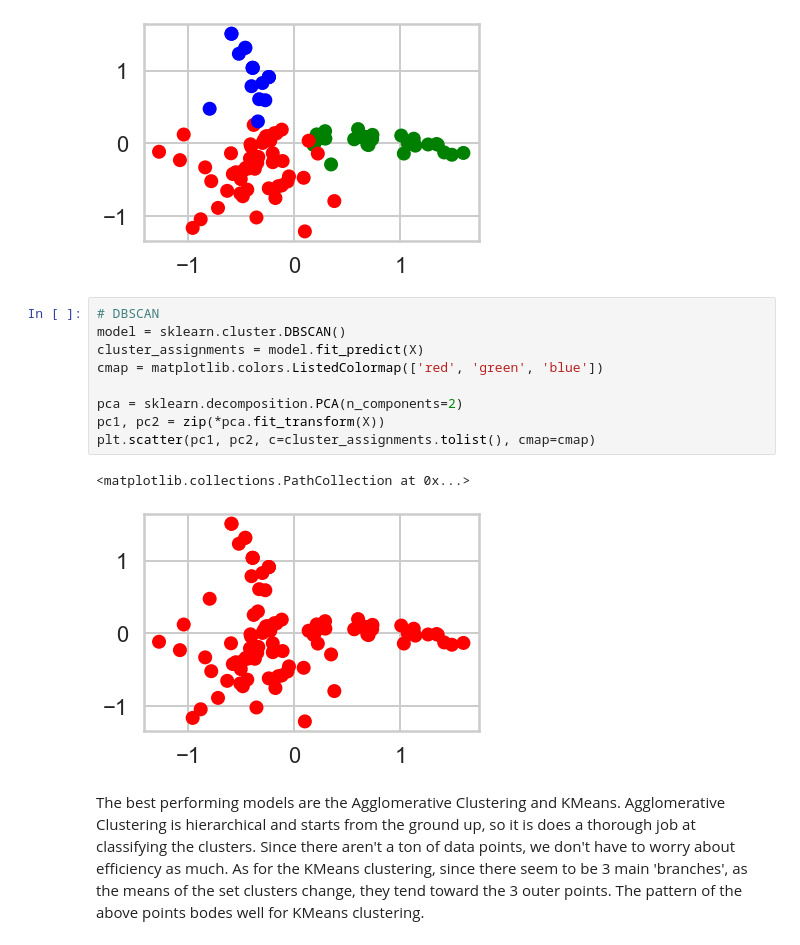
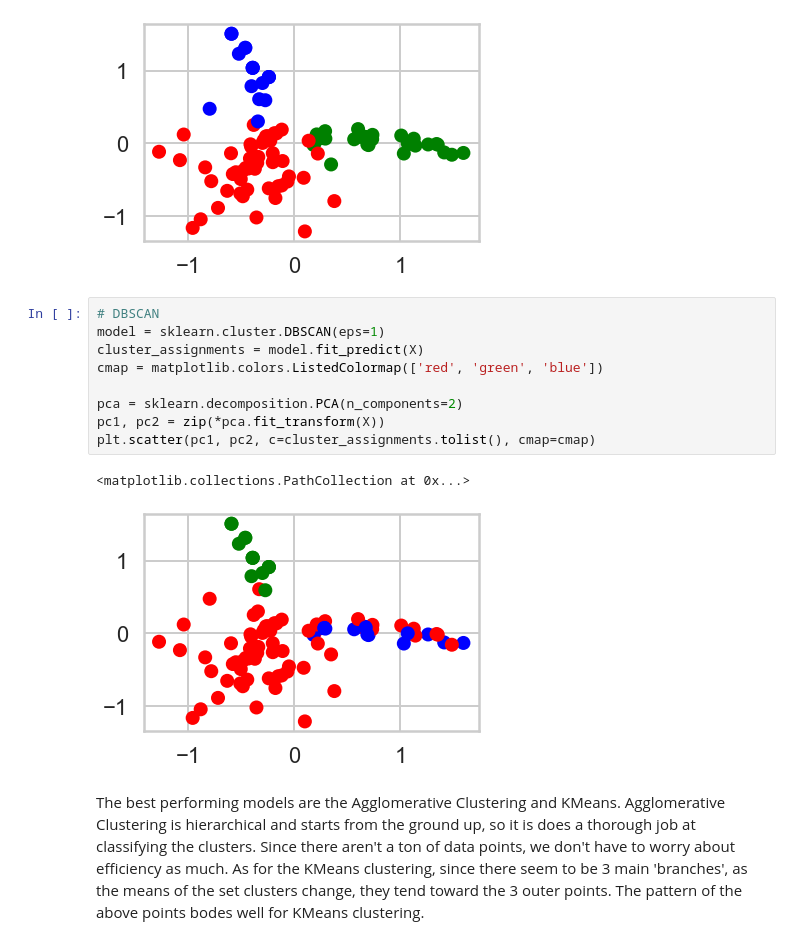
Before and after one commit to gcolson11/Springboard, a Jupyter notebook: Unit 15/Clustering_Case_Study/Clustering Case Study - Customer Segmentation with K-Means - Tier 3.ipynb, the cells around one changed output. Drawn from its saved outputs; the diff is of its cells as text.

```diff
--- a/Unit 15/Clustering_Case_Study/Clustering Case Study - Customer Segmentation with K-Means - Tier 3.ipynb
+++ b/Unit 15/Clustering_Case_Study/Clustering Case Study - Customer Segmentation with K-Means - Tier 3.ipynb
@@ -528,15 +528,15 @@ plt.scatter(pc1, pc2, c=cluster_assignments.tolist(), cmap=cmap)
 [figure]
 # %%
 # DBSCAN
-model = sklearn.cluster.DBSCAN()
+model = sklearn.cluster.DBSCAN(eps=1)
 cluster_assignments = model.fit_predict(X)
 cmap = matplotlib.colors.ListedColormap(['red', 'green', 'blue'])
 
 pca = sklearn.decomposition.PCA(n_components=2)
 pc1, pc2 = zip(*pca.fit_transform(X))
 plt.scatter(pc1, pc2, c=cluster_assignments.tolist(), cmap=cmap)
 # %% [output]
 <matplotlib.collections.PathCollection at 0x...>
-[figure, old version]
+[figure, new version]
 # %% [markdown]
 The best performing models are the Agglomerative Clustering and KMeans. Agglomerative Clustering is hierarchical and starts from the ground up, so it is does a thorough job at classifying the clusters. Since there aren't a ton of data points, we don't have to worry about efficiency as much. As for the KMeans clustering, since there seem to be 3 main 'branches', as the means of the set clusters change, they tend toward the 3 outer points. The pattern of the above points bodes well for KMeans clustering.
```
Also changed, not shown: parts of 5 cells of this notebook.
